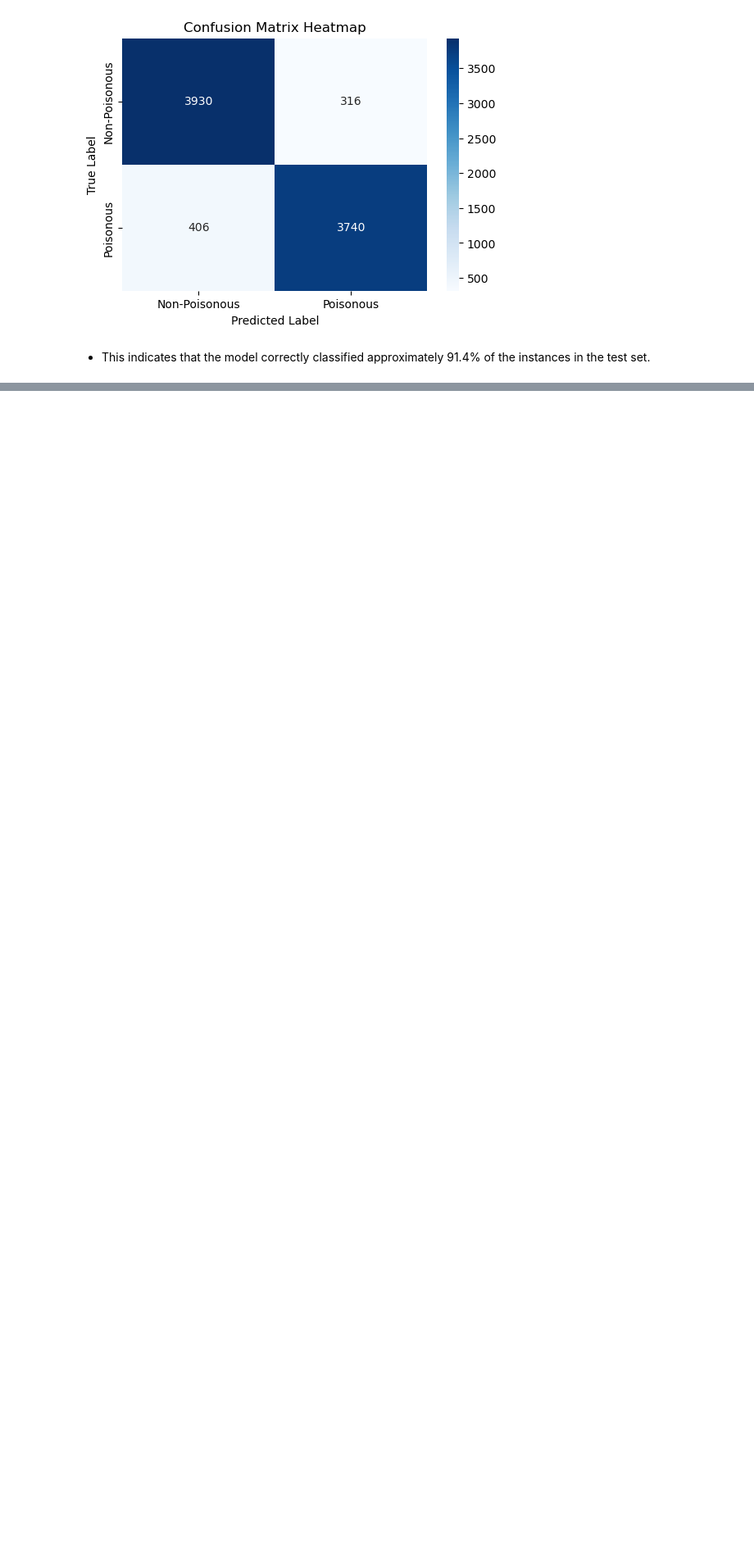
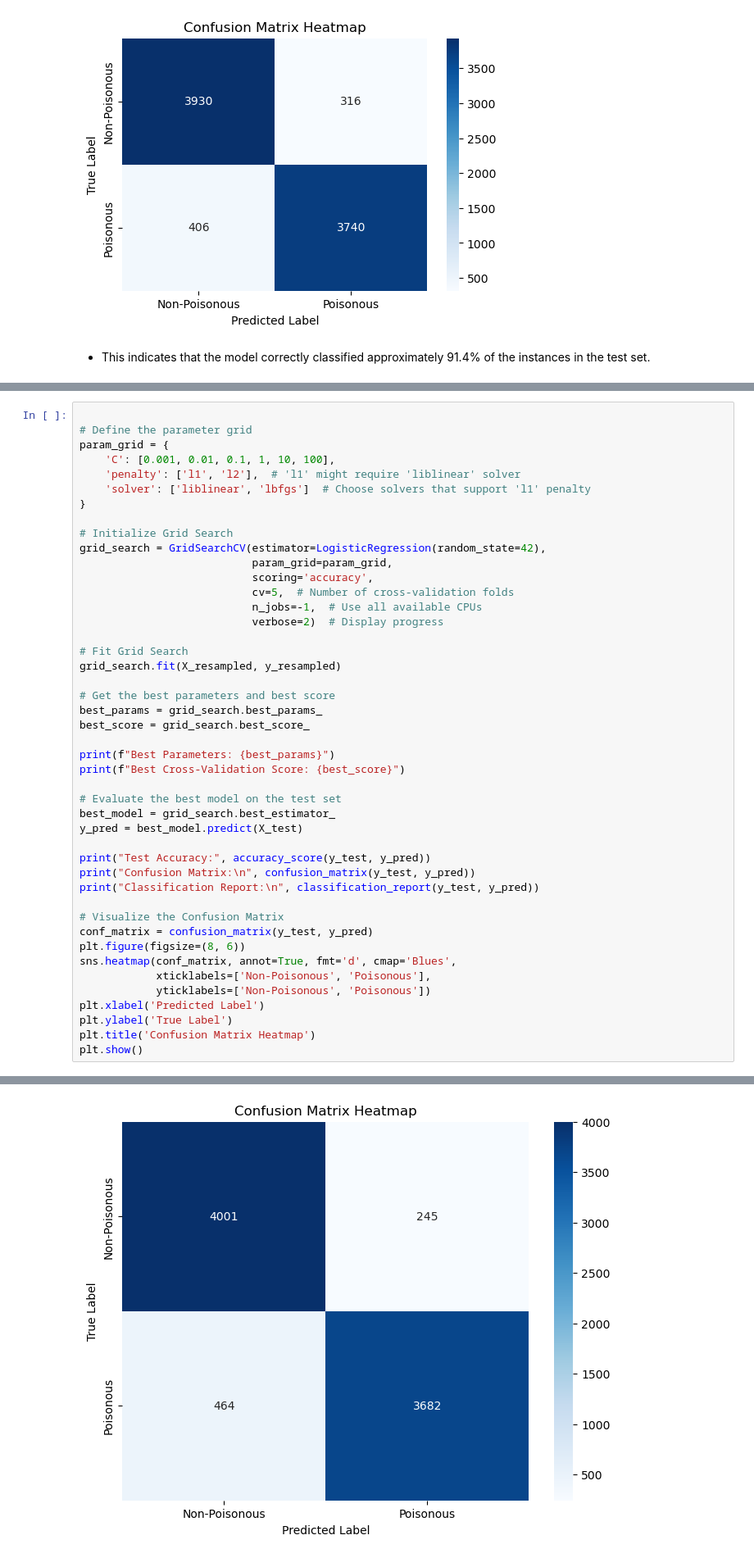
Before and after one commit to kiptochmike/Mental-Health-Corpus, a Jupyter notebook: mental.ipynb, the cells around one changed output, grey strips where cells are left out. Shown: that part at 82% size. Drawn from its saved outputs; the diff is of its cells as text; blank space fills up the shorter version.

Commit message:
Modelling

```diff
--- a/mental.ipynb
+++ b/mental.ipynb
@@ -336,0 +353,46 @@ weighted avg       0.91      0.91      0.91      8392
+# %%
+
+# Define the parameter grid
+param_grid = {
+    'C': [0.001, 0.01, 0.1, 1, 10, 100],
+    'penalty': ['l1', 'l2'],  # 'l1' might require 'liblinear' solver
+    'solver': ['liblinear', 'lbfgs']  # Choose solvers that support 'l1' penalty
+}
+
+# Initialize Grid Search
+grid_search = GridSearchCV(estimator=LogisticRegression(random_state=42),
+                           param_grid=param_grid,
+                           scoring='accuracy',
+                           cv=5,  # Number of cross-validation folds
+                           n_jobs=-1,  # Use all available CPUs
+                           verbose=2)  # Display progress
+
+# Fit Grid Search
+grid_search.fit(X_resampled, y_resampled)
+
+# Get the best parameters and best score
+best_params = grid_search.best_params_
+best_score = grid_search.best_score_
+
+print(f"Best Parameters: {best_params}")
+print(f"Best Cross-Validation Score: {best_score}")
+
+# Evaluate the best model on the test set
+best_model = grid_search.best_estimator_
+y_pred = best_model.predict(X_test)
+
+print("Test Accuracy:", accuracy_score(y_test, y_pred))
+print("Confusion Matrix:\n", confusion_matrix(y_test, y_pred))
+print("Classification Report:\n", classification_report(y_test, y_pred))
+
+# Visualize the Confusion Matrix
+conf_matrix = confusion_matrix(y_test, y_pred)
+plt.figure(figsize=(8, 6))
+sns.heatmap(conf_matrix, annot=True, fmt='d', cmap='Blues',
+            xticklabels=['Non-Poisonous', 'Poisonous'],
+            yticklabels=['Non-Poisonous', 'Poisonous'])
+plt.xlabel('Predicted Label')
+plt.ylabel('True Label')
+plt.title('Confusion Matrix Heatmap')
+plt.show()
+# %% [output]
@@ -336,0 +415 @@ weighted avg       0.91      0.91      0.91      8392
+[figure, added]
```
Also changed, not shown: parts of 10 cells of this notebook.
